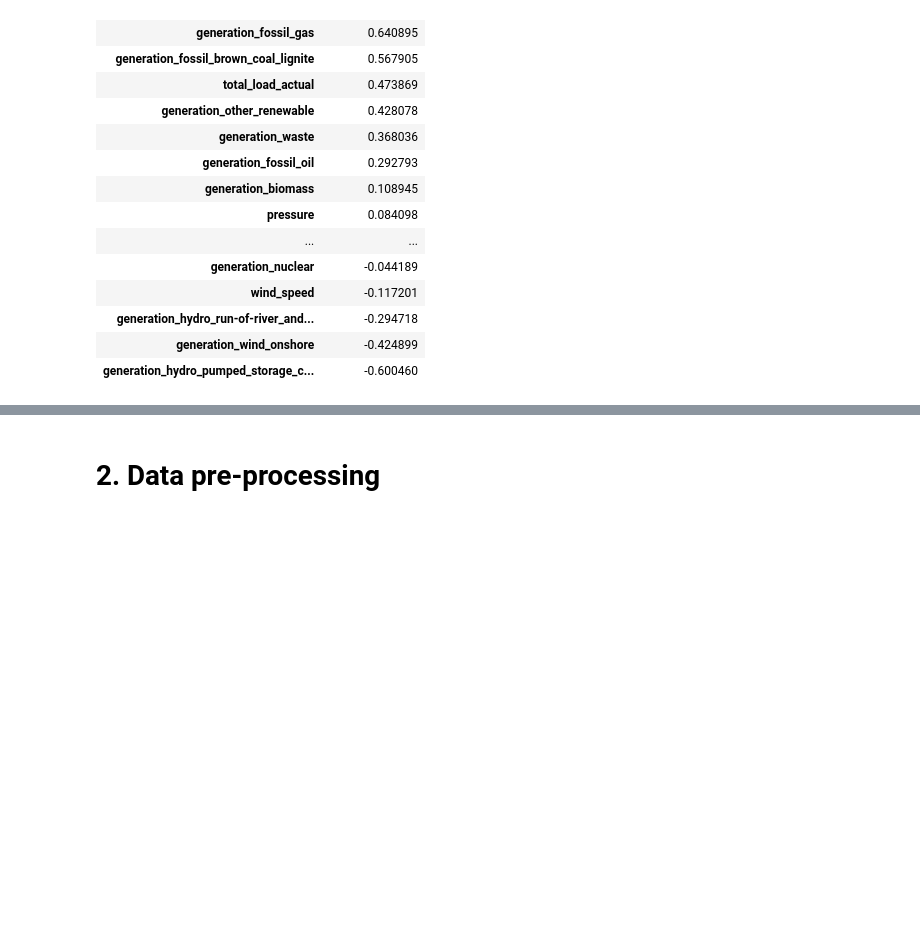
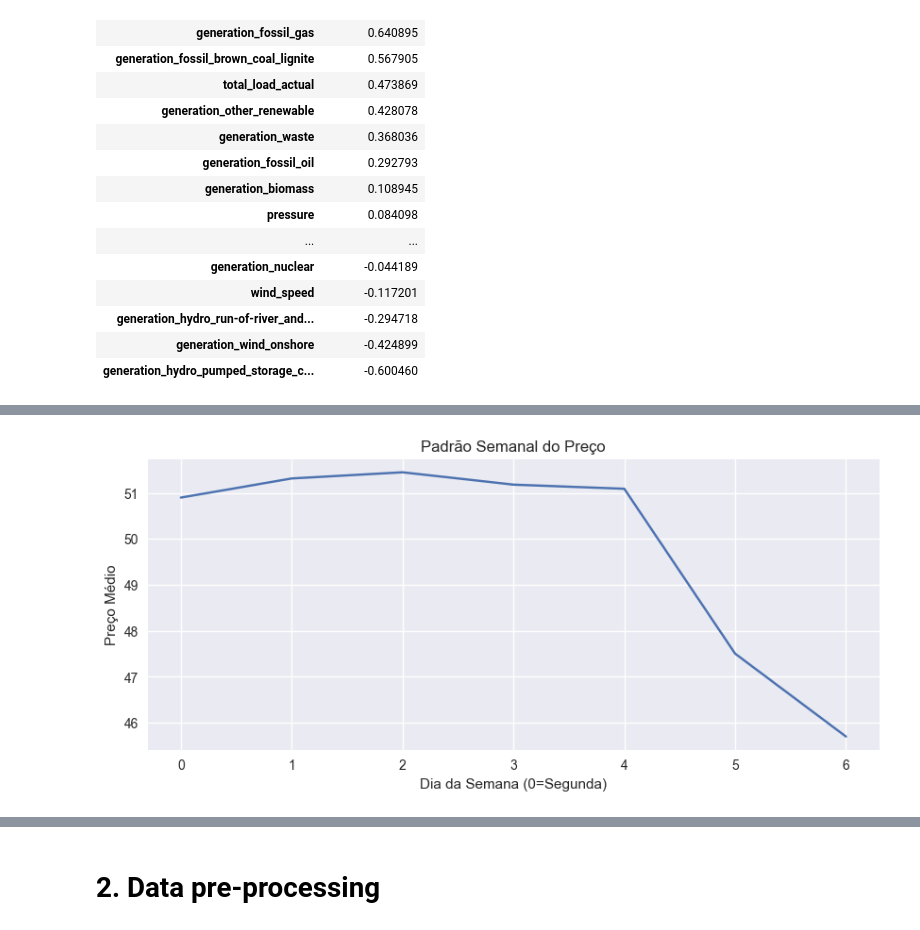
Before and after one commit to 1211882/MINDD_TP2_2025, a Jupyter notebook: project.ipynb, the cells around one changed output, grey strips where cells are left out. Cells and saved outputs as stored; diff of their text form; code cells hidden in the pictures; blank space fills up the shorter version.

```diff
--- a/project.ipynb
+++ b/project.ipynb
@@ -326,0 +403,9 @@ df.corr(numeric_only=True)[[target]].sort_values(by=target, ascending=False).hea
+# %%
+df['weekday'] = df.index.weekday
+df.groupby('weekday')['price_day_ahead'].mean().plot(figsize=(10,4))
+plt.title("Padrão Semanal do Preço")
+plt.xlabel("Dia da Semana (0=Segunda)")
+plt.ylabel("Preço Médio")
+plt.show()
+# %% [output]
+[figure, added]
```
Also changed, not shown: parts of 16 cells of this notebook.
